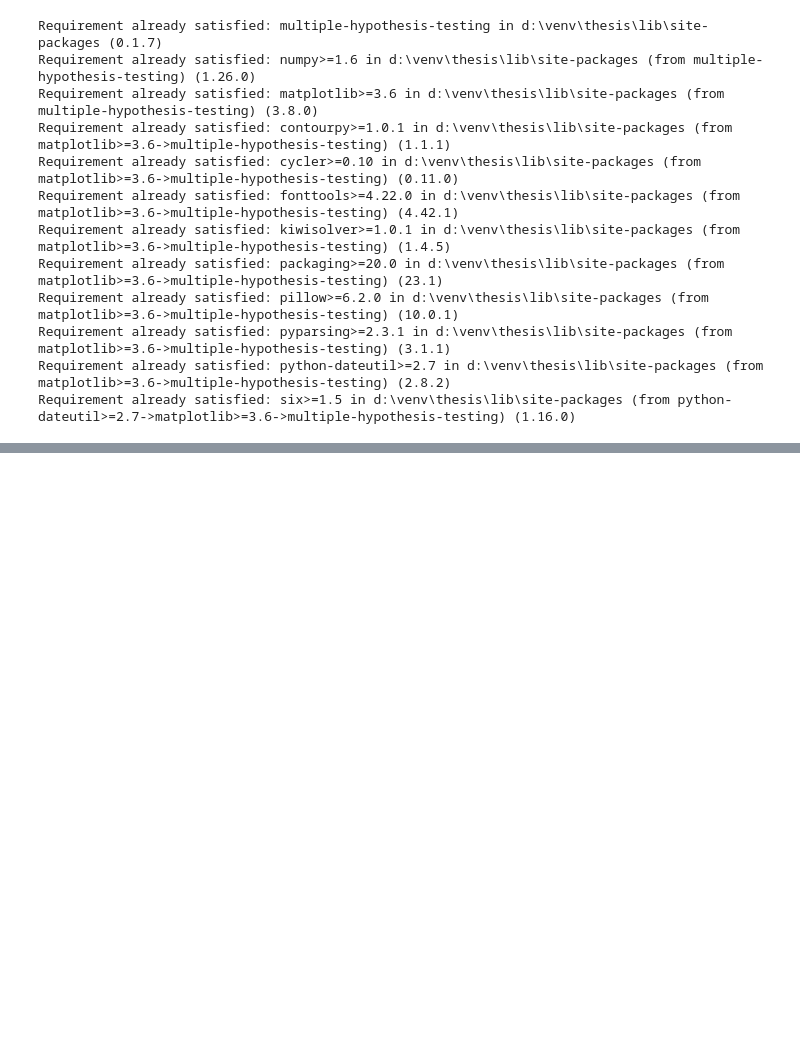
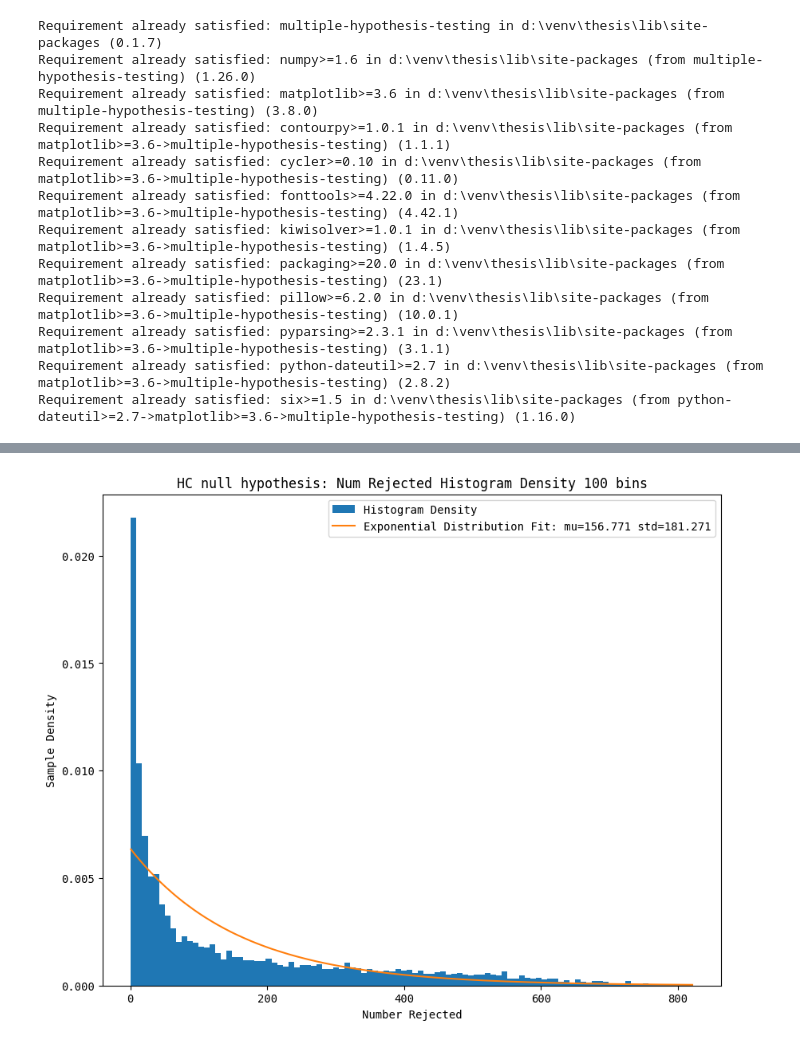
Before and after one commit to drormeir/Thesis, a Jupyter notebook: HC_Null_Hypothesis.ipynb, the cells around one changed output, grey strips where cells are left out. Drawn from its saved outputs; the diff is of its cells as text; code cells hidden in the pictures; blank space fills up the shorter version.

```diff
--- a/HC_Null_Hypothesis.ipynb
+++ b/HC_Null_Hypothesis.ipynb
@@ -34,0 +63,16 @@ best_objectives, nums_rejected = higher_criticism.null_hypothesis(N = 1000, mont
+# %%
+mu = np.mean(nums_rejected)
+std = np.std(nums_rejected)
+bins = int(len(nums_rejected)**0.5 + 0.01)
+plt.figure(figsize=(10,8))
+plt.title(label=f'HC null hypothesis: Num Rejected Histogram Density {bins} bins')
+plt.hist(nums_rejected, bins=bins, density=True, label='Histogram Density')
+x = np.arange(1,max(nums_rejected))
+plt.plot(x, scipy.stats.expon.pdf(x, scale=mu),
+         label=f'Exponential Distribution Fit: mu={mu:.3f} std={std:.3f}')
+plt.xlabel(xlabel='Number Rejected')
+plt.ylabel(ylabel='Sample Density')
+plt.legend()
+plt.show()
+# %% [output]
+[figure, added]
```
Also changed, not shown: parts of 8 cells of this notebook, 2 other files.
